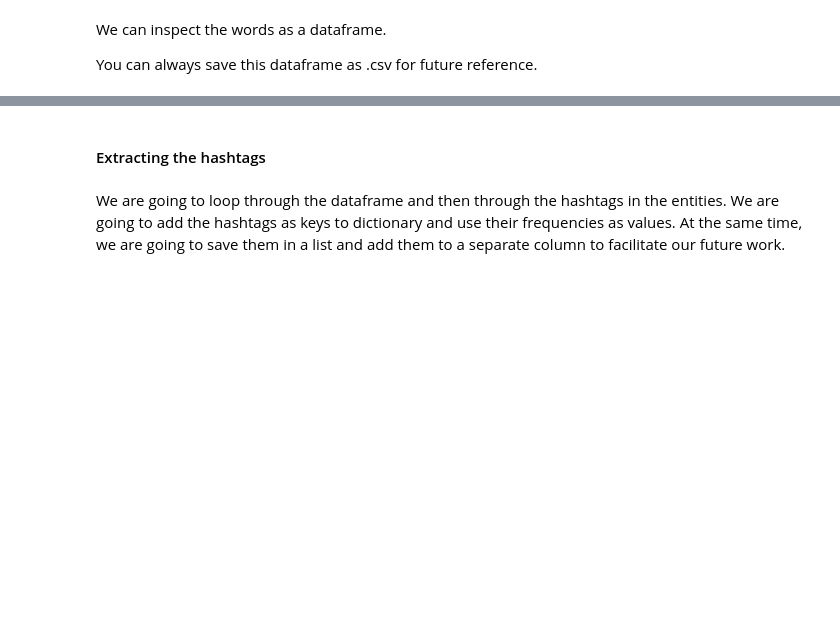
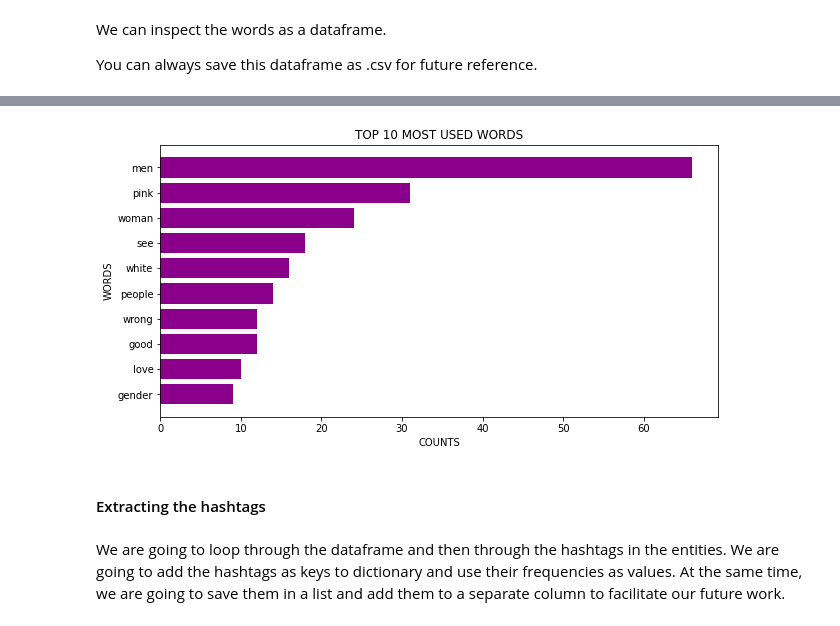
Before and after one commit to umutberkcakmakci/NetworkScienceProject, a Jupyter notebook: twitter_data_processing.ipynb, the cells around one changed output, grey strips where cells are left out. Cells and saved outputs as stored; diff of their text form; code cells hidden in the pictures; blank space fills up the shorter version.

Commit message:
added some visual parts and changed search query.

```diff
--- a/twitter_data_processing.ipynb
+++ b/twitter_data_processing.ipynb
@@ -256,6 +324,6 @@ If you want to load the results you have previously saved, simply execute the ne
 
 You will need to either upload it to the Colab workspace or copy the path to the file on Drive.
 # %%
-tweets_df = pd.read_pickle(path+"_tweets.pkl")
+tweets_df = pd.read_pickle(path+"mixed29_tweets.pkl")
 tweets_df.columns
 tweets_df
@@ -275,7 +357,7 @@ In our dataframe we have the entire Tweet object. Some columns that might be of
 We can filter the dataframe and keep only columns we are interested in. You can pick which columns you'd like to keep and put them int the column_list below.
 # %%
 tweets_filtered = tweets_df.copy() #it's a good idea to work on the copy of original dataframe, so we can always go back to it if we mess something up
-column_list = ["id","author_id","created_at", "text","entities","public_metrics", "lang"]
+column_list = ["id","author_id","created_at", "text","entities","public_metrics", "lang", "geo"]
 tweets_filtered = tweets_filtered[column_list]
 # %%
 tweets_filtered
@@ -355,0 +536,3 @@ uw_df
+# %%
+df11 = uw_df[0:30]
+df11
@@ -356 +557,22 @@ uw_df
+# %%
+df112 = df11.drop([4,5,6,7,9,10,14,15,16,18,19,21,])
+df111=df112[0:10]
+# %%
+import matplotlib.pyplot as plt
+import numpy as np
+
+df111 = df111.sort_values(by=['Count'])
+
+plt.figure(figsize=(10,5))
+# Create horizontal bars
+plt.barh(y=df111['Word'], width=df111['Count'], color='darkmagenta');
+#plt.barh(y_pos, height, color='mediumorchid')
+
+plt.title("TOP 10 MOST USED WORDS")
+plt.ylabel("WORDS")
+plt.xlabel("COUNTS")
+# Show graphic
+plt.show()
+# %% [output]
+[figure, added]
 # %%
```
Also changed, not shown: parts of 48 cells of this notebook.
